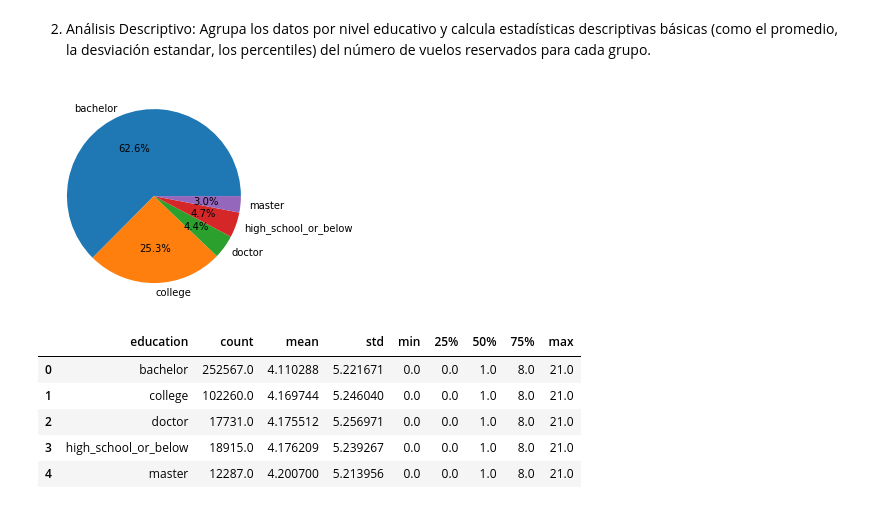
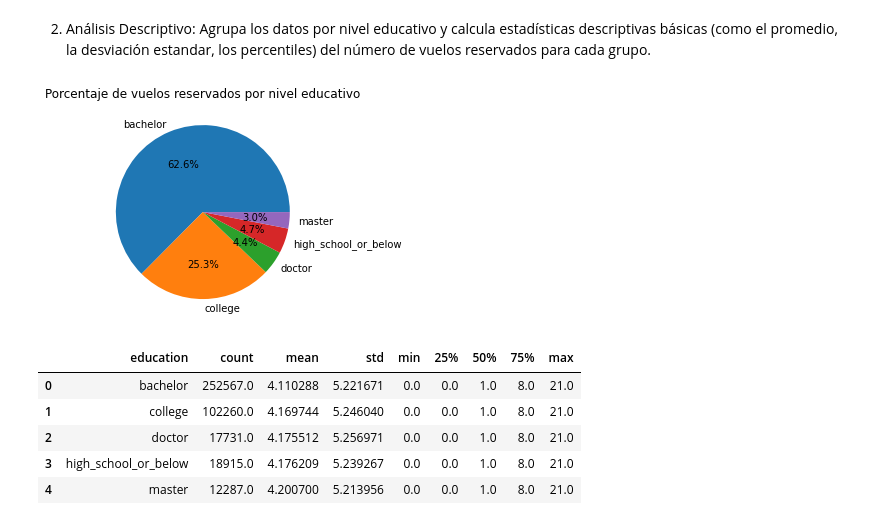
Before and after one commit to Adalab/bda-modulo-3-evaluacion-final-mirnaospinobarrios, a Jupyter notebook: bda-modulo-3.ipynb, the cells around one changed output. Saved outputs shown, nothing was run; the diff lists cells and outputs as text; code cells hidden in the pictures.

```diff
--- a/bda-modulo-3.ipynb
+++ b/bda-modulo-3.ipynb
@@ -74,4 +72,0 @@ dlh.head(1)
-# %%
-# Cargamos dfa con indice Loyalty Number, visualizamos las primeras filas:
-dfa = pd.read_csv("Customer Flight Activity.csv",  index_col ="Loyalty Number")
-dfa.head(1)
@@ -347,7 +345,7 @@ df.head(2)
 | 1 | 100018 | alberta | edmonton | t9g_1w3 | female | bachelor | 92552.0 | married | ... |
 # %%
 # Creamos una lista con las columnas que queremos convertir a float
-to_float = ['dollar_cost_points_redeemed', 'distance', 'points_redeemed']
+to_float = ['dollar_cost_points_redeemed', 'distance', 'points_redeemed', "enrollment_year"]
 # %%
 def convert_data_type(df, columns):
     """
@@ -446,9 +445,8 @@ Las tarjetas han sido canceladas entre los meses 4-10 y los años 2016-2018
 # %% [markdown]
 Imputar los datos de las columnas: cancellation_year', 'cancellation_month' los reemplazamos por uncancelled
-# %%
-# Asignamos "uncancelled" a los valores nulos en las columnas de fecha de cancelación y mes de cancelación
-df['cancellation_month'] = df['cancellation_month'].fillna("uncancelled")
-df['cancellation_year'] = df['cancellation_year'].fillna("uncancelled")
+# %%
+# Aplicamos la transformación con una función lambda usando apply
+df[['cancellation_month', 'cancellation_year']] = df[['cancellation_month', 'cancellation_year']].apply(lambda col: col.fillna('uncancelled'))
 # %%
 df['cancellation_year'].isnull().sum() / df.shape[0]
 # %% [output]
@@ -1079,9 +1075,10 @@ Agrupa los datos por nivel educativo y calcula estadísticas descriptivas básic
 #visualizamos realizando un grafico.
 df_pie = df.groupby('education')["flights_booked"].count().reset_index()
 # %%
-plt.pie("flights_booked", labels= "education",data = df_pie, autopct=  '%1.1f%%');
+plt.pie("flights_booked", labels= "education",data = df_pie, autopct=  '%1.1f%%')
+plt.title('Porcentaje de vuelos reservados por nivel educativo');
 # %% [output]
-[figure, old version]
+[figure, new version]
 # %%
 #visualizamos los estadisticos del conjunto
 df_e_f = df_flights_education.groupby("education")['flights_booked'].describe()
```
Also changed, not shown: parts of 43 cells of this notebook, 1 other file.
